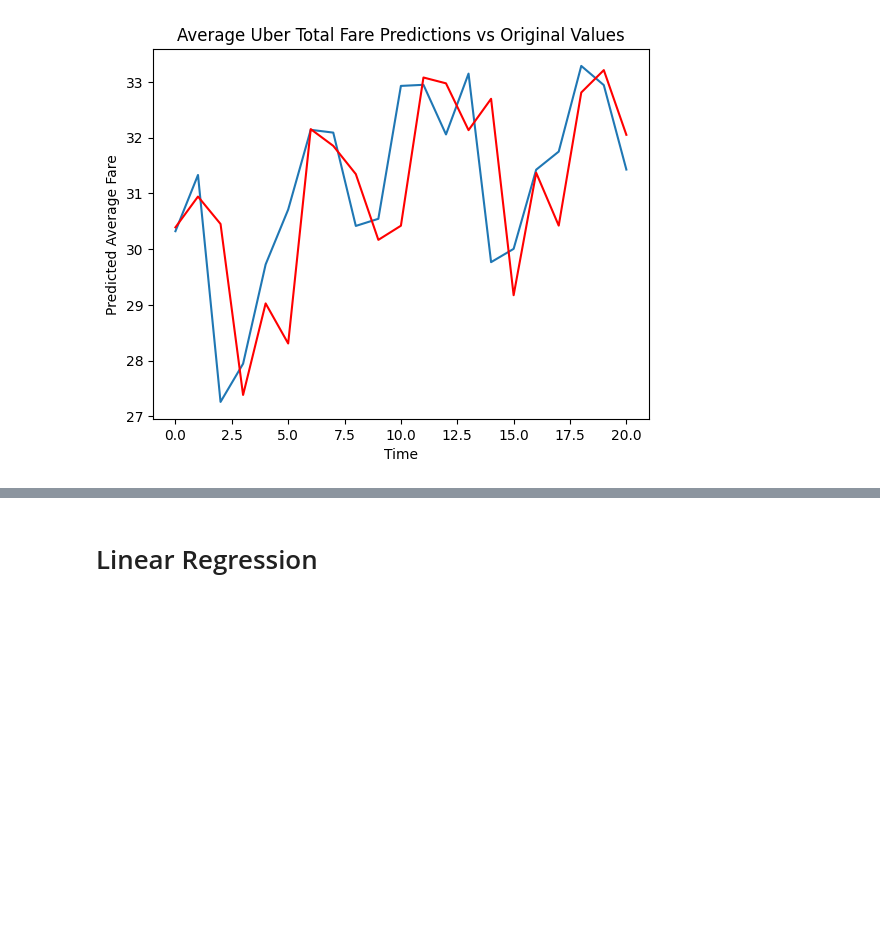
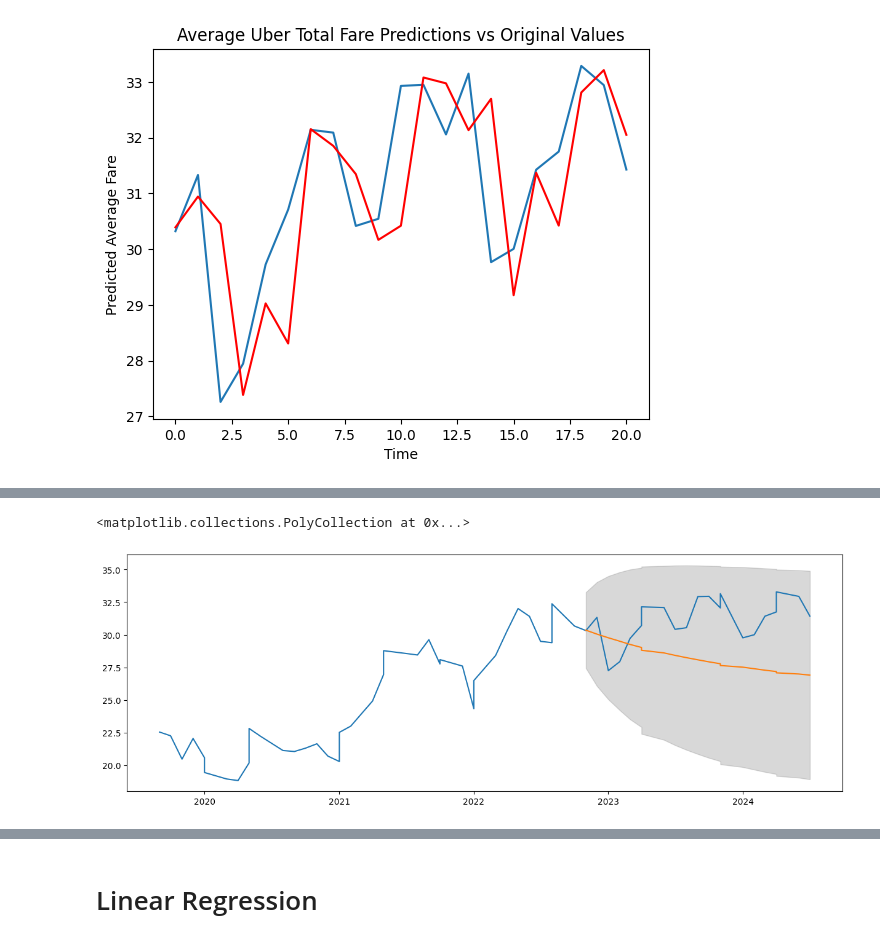
Before and after one commit to gckang/ds-nyc-ride-services-proj, a Jupyter notebook: scripts/data_analysis.ipynb, the cells around one changed output, grey strips where cells are left out. Drawn from its saved outputs; the diff is of its cells as text; code cells hidden in the pictures; blank space fills up the shorter version.

```diff
--- a/scripts/data_analysis.ipynb
+++ b/scripts/data_analysis.ipynb
@@ -392,0 +465,13 @@ print('Test RMSE: %.3f' % rmse)
+# %%
+model = auto_arima(train.iloc[:,0], exogenous=train.iloc[:,1],start_p=1, start_q=1,
+                      test='adf',
+                      max_p=5, max_q=5,
+                      m=1,
+                      d=0,
+                      seasonal=False,
+                      start_P=0,
+                      D=None,
+                      trace=True,
+                      error_action='ignore',
+                      suppress_warnings=True,
+                      stepwise=True)
@@ -392,0 +498,6 @@ print('Test RMSE: %.3f' % rmse)
+# %%
+# Forecast
+
+prediction, confint = model.predict(n_periods=TEST_SIZE, exogenous=test.iloc[:,0], return_conf_int=True)
+# %%
+cf= pd.DataFrame(confint)
@@ -392,0 +520,15 @@ print('Test RMSE: %.3f' % rmse)
+# %%
+#test.reset_index(drop=True, inplace=True)
+prediction_series = pd.Series(prediction[:len(test.index)])
+prediction_series.index = test.index
+#prediction_series = pd.Series(prediction[:len(test.index)],index=test.index)
+# print(prediction_series)
+fig, ax = plt.subplots(1, 1, figsize=(15, 5))
+ax.plot(data['Average Uber Total Fare'])
+ax.plot(prediction_series)
+ax.fill_between(prediction_series.index,
+                cf[0][:len(prediction_series)],
+                cf[1][:len(prediction_series)],color='grey',alpha=.3)
+# %% [output]
+<matplotlib.collections.PolyCollection at 0x...>
+[figure, added]
```
Also changed, not shown: parts of 13 cells of this notebook.
